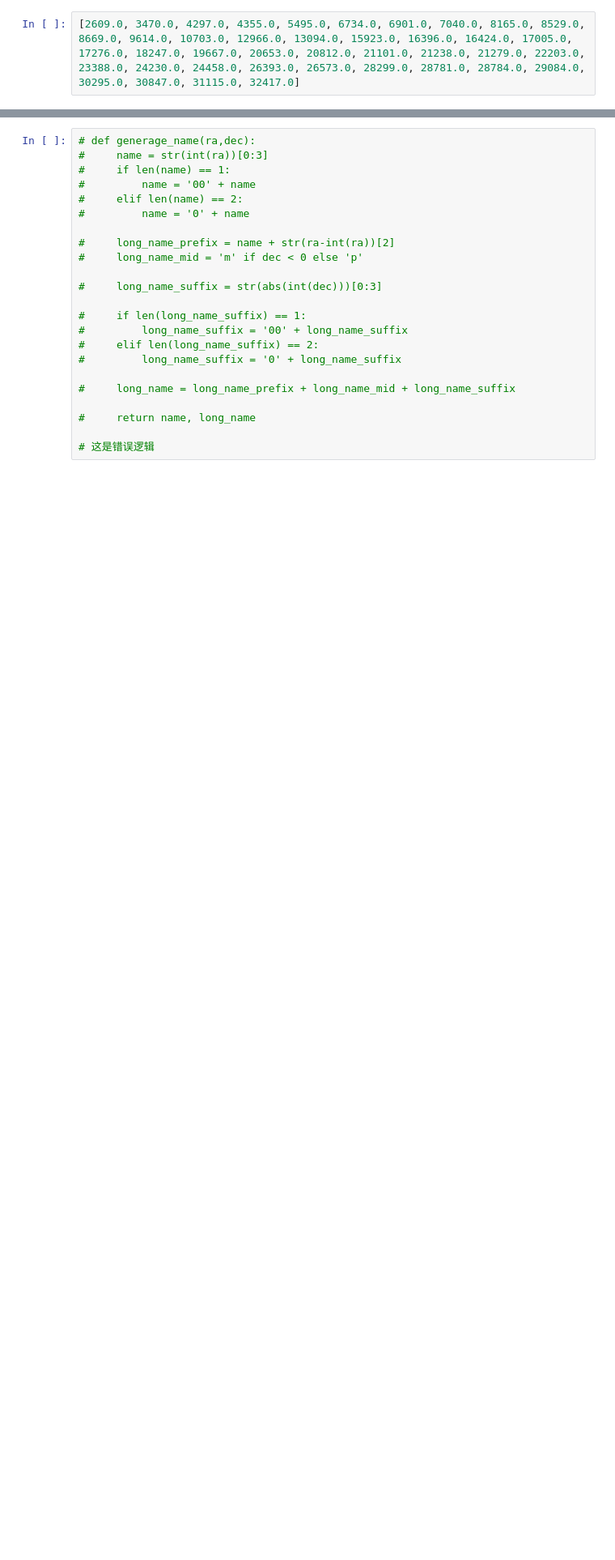
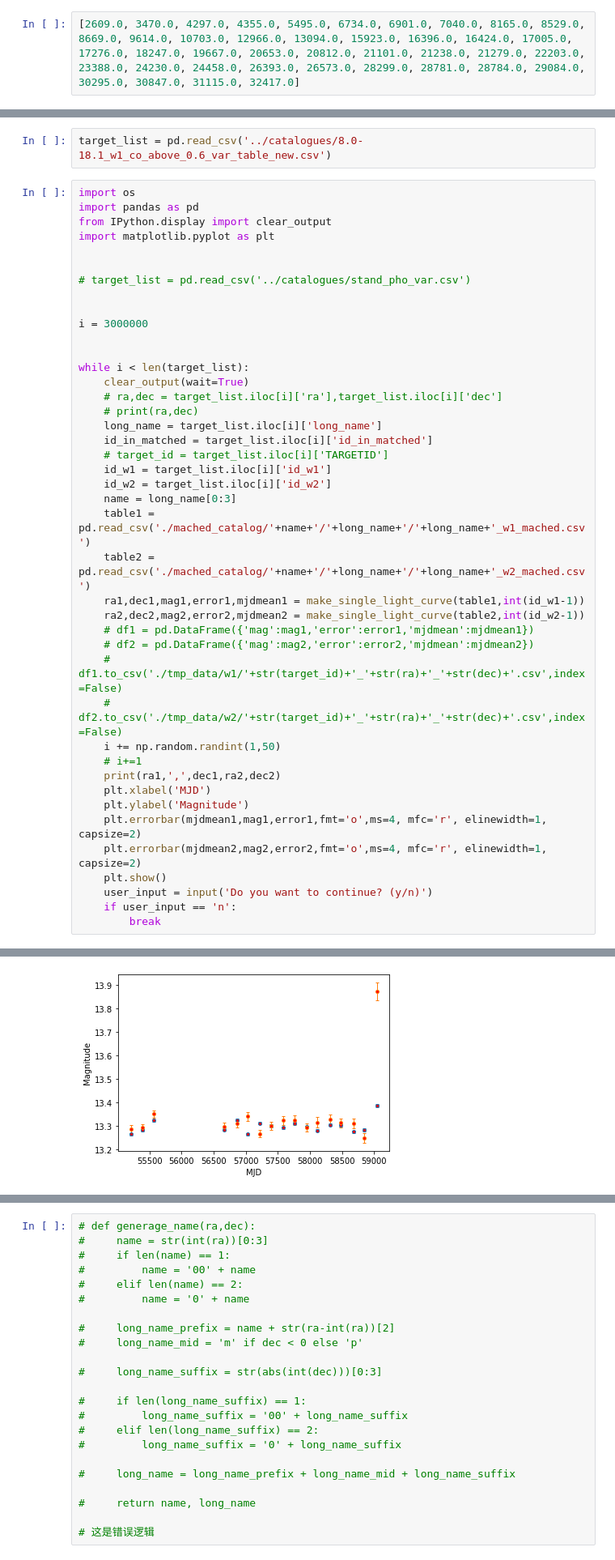
Before and after one commit to 52Hzihan/project_unTimely_light_curve, a Jupyter notebook: light_curve_viewer.ipynb, the cells around one changed output, grey strips where cells are left out. Shown: that part at 81% size. Saved outputs shown, nothing was run; the diff lists cells and outputs as text; blank space fills up the shorter version.

```diff
--- a/light_curve_viewer.ipynb
+++ b/light_curve_viewer.ipynb
@@ -82,2 +83,47 @@ plt.show()
 348.0819243 , 72.6908045 ; 348.0819243 , 72.6908045
 [figure]
+# %%
+target_list = pd.read_csv('../catalogues/8.0-18.1_w1_co_above_0.6_var_table_new.csv')
+# %%
+import os
+import pandas as pd
+from IPython.display import clear_output
+import matplotlib.pyplot as plt
+
+
+# target_list = pd.read_csv('../catalogues/stand_pho_var.csv')
+
+
+i = 3000000
+
+
+while i < len(target_list):
+    clear_output(wait=True)
+    # ra,dec = target_list.iloc[i]['ra'],target_list.iloc[i]['dec']
+    # print(ra,dec)
+    long_name = target_list.iloc[i]['long_name']
+    id_in_matched = target_list.iloc[i]['id_in_matched']
+    # target_id = target_list.iloc[i]['TARGETID']
+    id_w1 = target_list.iloc[i]['id_w1']
+    id_w2 = target_list.iloc[i]['id_w2']
+    name = long_name[0:3]
+    table1 = pd.read_csv('./mached_catalog/'+name+'/'+long_name+'/'+long_name+'_w1_mached.csv')
+    table2 = pd.read_csv('./mached_catalog/'+name+'/'+long_name+'/'+long_name+'_w2_mached.csv')
+    ra1,dec1,mag1,error1,mjdmean1 = make_single_light_curve(table1,int(id_w1-1))
+    ra2,dec2,mag2,error2,mjdmean2 = make_single_light_curve(table2,int(id_w2-1))
+    # df1 = pd.DataFrame({'mag':mag1,'error':error1,'mjdmean':mjdmean1})
+    # df2 = pd.DataFrame({'mag':mag2,'error':error2,'mjdmean':mjdmean2})
+    # df1.to_csv('./tmp_data/w1/'+str(target_id)+'_'+str(ra)+'_'+str(dec)+'.csv',index=False)
+    # df2.to_csv('./tmp_data/w2/'+str(target_id)+'_'+str(ra)+'_'+str(dec)+'.csv',index=False)
+    i += np.random.randint(1,50)
+    # i+=1
+    print(ra1,',',dec1,ra2,dec2)
+    plt.xlabel('MJD')
+    plt.ylabel('Magnitude')
+    plt.errorbar(mjdmean1,mag1,error1,fmt='o',ms=4, mfc='r', elinewidth=1, capsize=2)
+    plt.errorbar(mjdmean2,mag2,error2,fmt='o',ms=4, mfc='r', elinewidth=1, capsize=2)
+    plt.show()
+    user_input = input('Do you want to continue? (y/n)')
+    if user_input == 'n':
+        break
+# %% [output]
@@ -83,0 +131 @@ plt.show()
+[figure, added]
```
Also changed, not shown: parts of 7 cells of this notebook, 11 other files.
